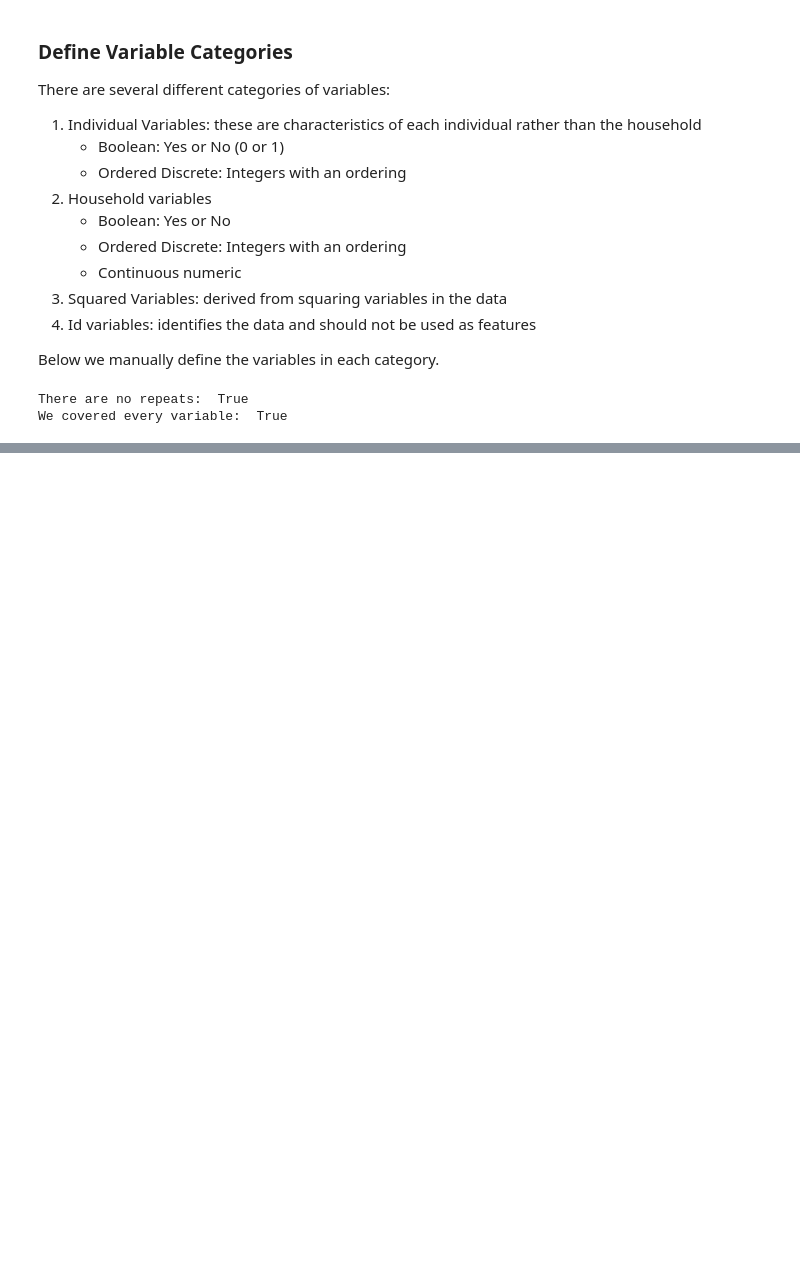
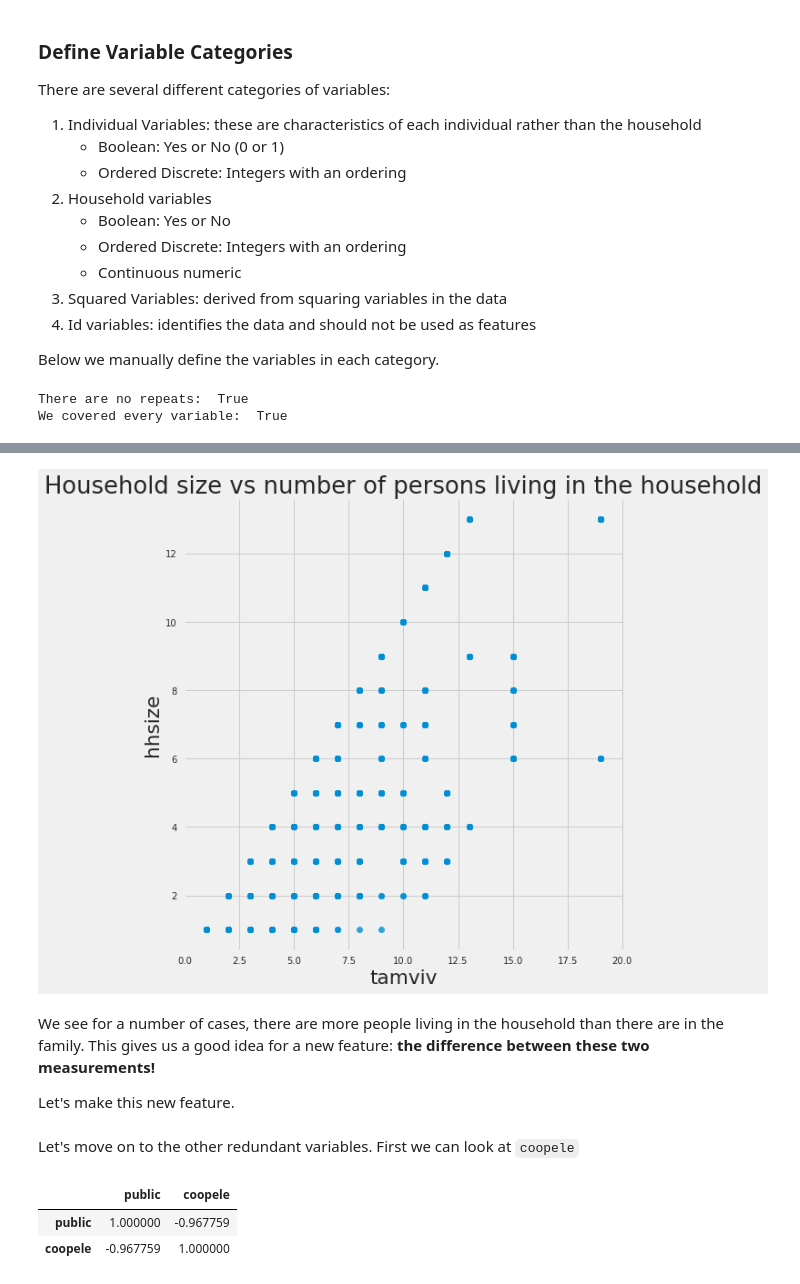
Before and after one commit to sudhamstarun/Costa-Rican-Household-Poverty-Level-Prediction, a Jupyter notebook: Feature Engineering.ipynb, the cells around one changed output, grey strips where cells are left out. Drawn from its saved outputs; the diff is of its cells as text; code cells hidden in the pictures; blank space fills up the shorter version.

```diff
--- a/Feature Engineering.ipynb
+++ b/Feature Engineering.ipynb
@@ -131,0 +210,9 @@ We covered every variable:  True
+# %%
+sns.lmplot('tamviv', 'hhsize', data, fit_reg=False, size = 8);
+plt.title('Household size vs number of persons living in the household');
+# %% [output]
+[figure, added]
+# %% [markdown]
+We see for a number of cases, there are more people living in the household than there are in the family. This gives us a good idea for a new feature: __the difference between these two measurements!__
+
+Let's make this new feature.
@@ -131,0 +221,8 @@ We covered every variable:  True
+# %% [markdown]
+Let's move on to the other redundant variables. First we can look at `coopele`
+# %%
+corr_matrix.loc[corr_matrix['coopele'].abs() > 0.9, corr_matrix['coopele'].abs() > 0.9]
+# %% [output]
+|  | public | coopele |
+| public | 1.000000 | -0.967759 |
+| coopele | -0.967759 | 1.000000 |
```
Also changed, not shown: parts of 35 cells of this notebook.
